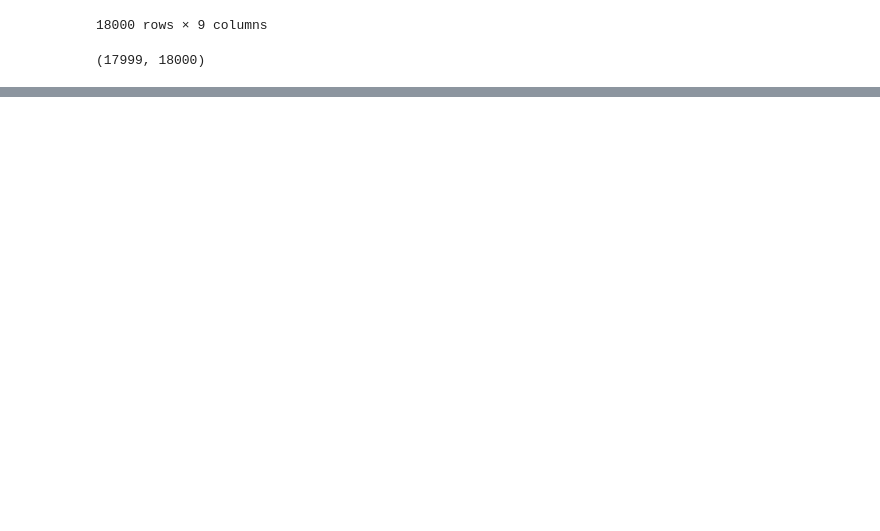
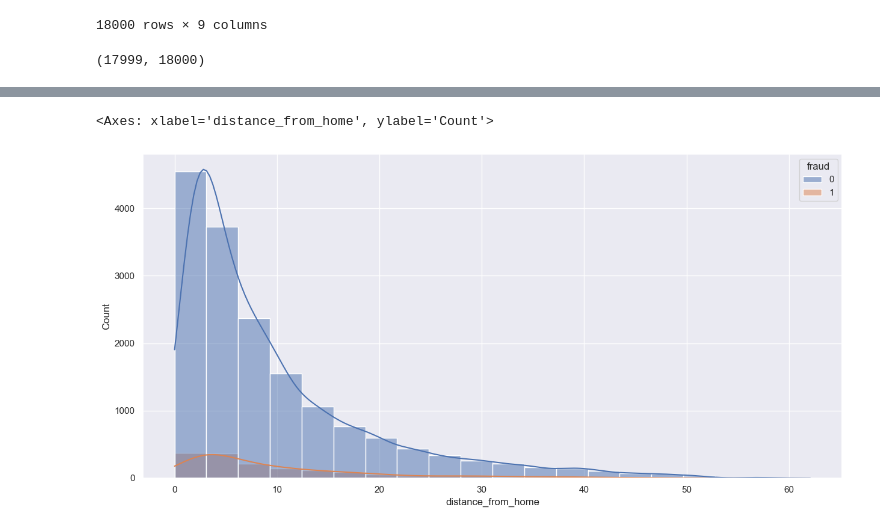
Before and after one commit to robson-quaresma/global-hack-week-detect-credit-card-fraud, a Jupyter notebook: model.ipynb, the cells around one changed output, grey strips where cells are left out. Drawn from its saved outputs; the diff is of its cells as text; code cells hidden in the pictures; blank space fills up the shorter version.

```diff
--- a/model.ipynb
+++ b/model.ipynb
@@ -84,0 +144,6 @@ train_index, test_index
+# %%
+plt.figure(figsize=(15,7))
+sns.histplot(train, bins=20, x="distance_from_home", hue="fraud", kde=True)
+# %% [output]
+<Axes: xlabel='distance_from_home', ylabel='Count'>
+[figure, added]
```
Also changed, not shown: parts of 18 cells of this notebook.
